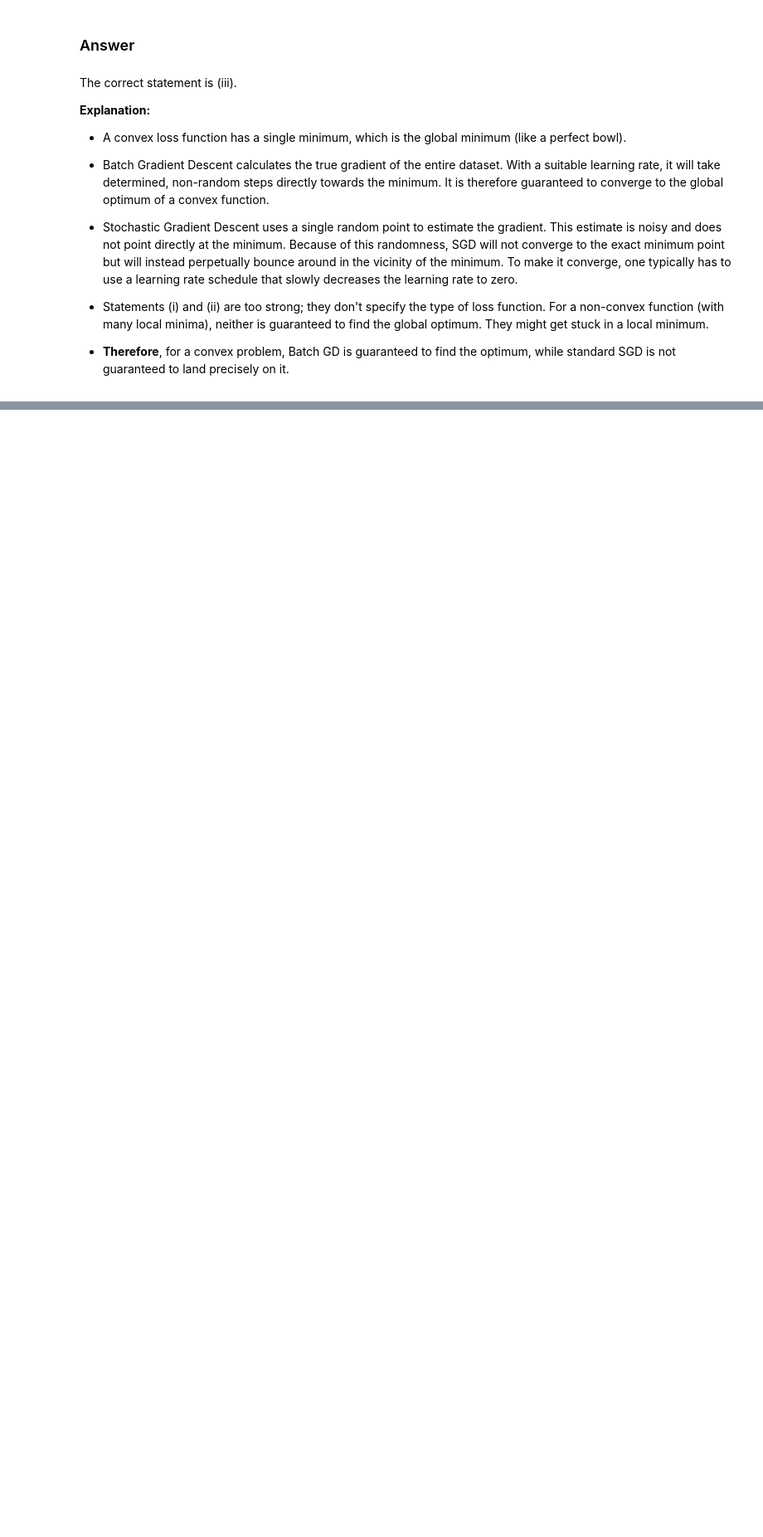
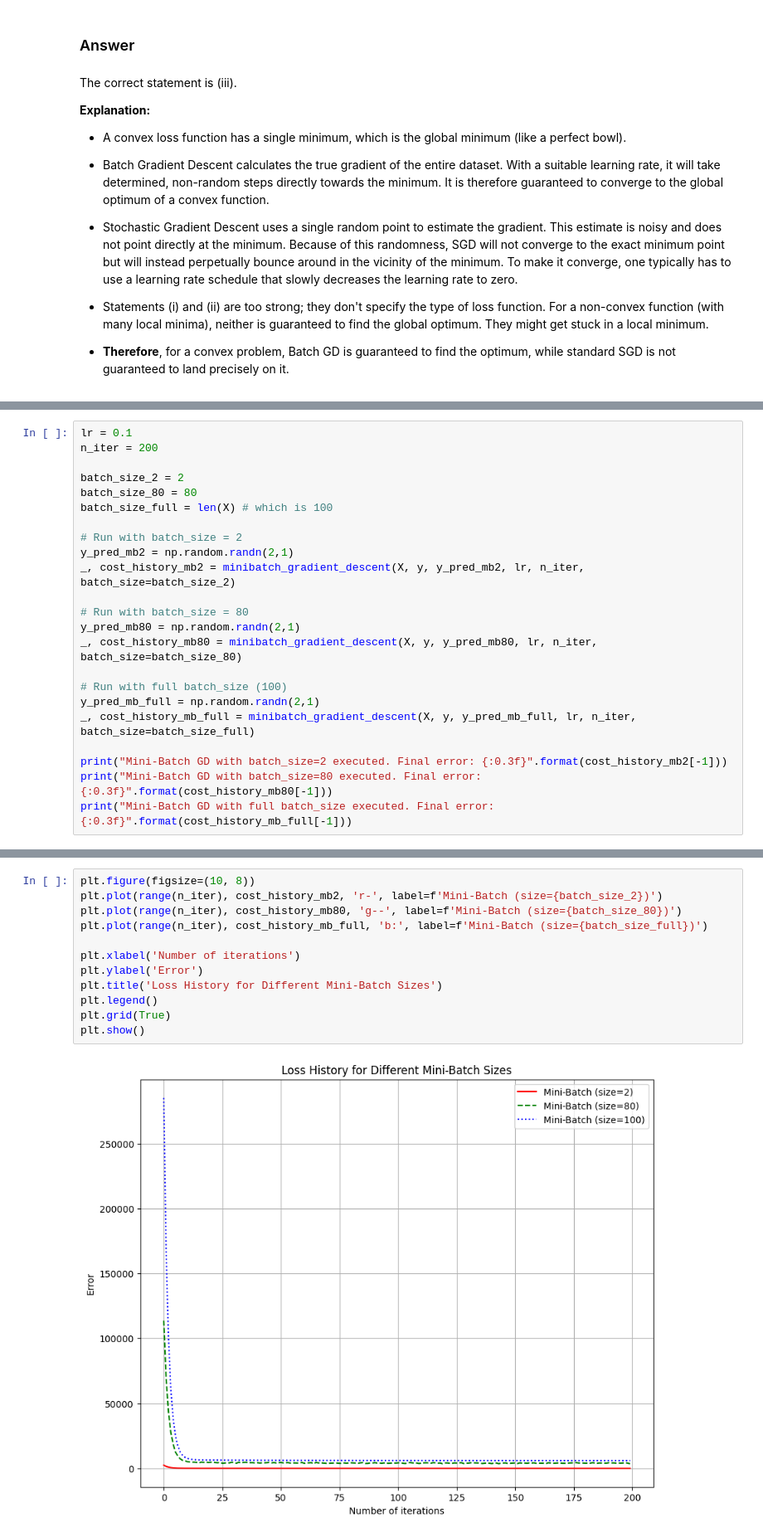
Before and after one commit to Muhammadatir/colab_notebook_iiit-hub, a Jupyter notebook: STP_Module4Lab_3_Gradient_Descent.ipynb, the cells around one changed output, grey strips where cells are left out. Shown at 83% size. Drawn from its saved outputs; the diff is of its cells as text; blank space fills up the shorter version.

```diff
--- a/STP_Module4Lab_3_Gradient_Descent.ipynb
+++ b/STP_Module4Lab_3_Gradient_Descent.ipynb
@@ -1680,0 +487,23 @@ Provide a comprehensive summary of the findings from all experiments, including
+# %%
+lr = 0.1
+n_iter = 200
+
+batch_size_2 = 2
+batch_size_80 = 80
+batch_size_full = len(X) # which is 100
+
+# Run with batch_size = 2
+y_pred_mb2 = np.random.randn(2,1)
+_, cost_history_mb2 = minibatch_gradient_descent(X, y, y_pred_mb2, lr, n_iter, batch_size=batch_size_2)
+
+# Run with batch_size = 80
+y_pred_mb80 = np.random.randn(2,1)
+_, cost_history_mb80 = minibatch_gradient_descent(X, y, y_pred_mb80, lr, n_iter, batch_size=batch_size_80)
+
+# Run with full batch_size (100)
+y_pred_mb_full = np.random.randn(2,1)
+_, cost_history_mb_full = minibatch_gradient_descent(X, y, y_pred_mb_full, lr, n_iter, batch_size=batch_size_full)
+
+print("Mini-Batch GD with batch_size=2 executed. Final error: {:0.3f}".format(cost_history_mb2[-1]))
+print("Mini-Batch GD with batch_size=80 executed. Final error: {:0.3f}".format(cost_history_mb80[-1]))
+print("Mini-Batch GD with full batch_size executed. Final error: {:0.3f}".format(cost_history_mb_full[-1]))
@@ -1680,0 +517,14 @@ Provide a comprehensive summary of the findings from all experiments, including
+# %%
+plt.figure(figsize=(10, 8))
+plt.plot(range(n_iter), cost_history_mb2, 'r-', label=f'Mini-Batch (size={batch_size_2})')
+plt.plot(range(n_iter), cost_history_mb80, 'g--', label=f'Mini-Batch (size={batch_size_80})')
+plt.plot(range(n_iter), cost_history_mb_full, 'b:', label=f'Mini-Batch (size={batch_size_full})')
+
+plt.xlabel('Number of iterations')
+plt.ylabel('Error')
+plt.title('Loss History for Different Mini-Batch Sizes')
+plt.legend()
+plt.grid(True)
+plt.show()
+# %% [output]
+[figure, added]
```
Also changed, not shown: parts of 76 cells of this notebook.
